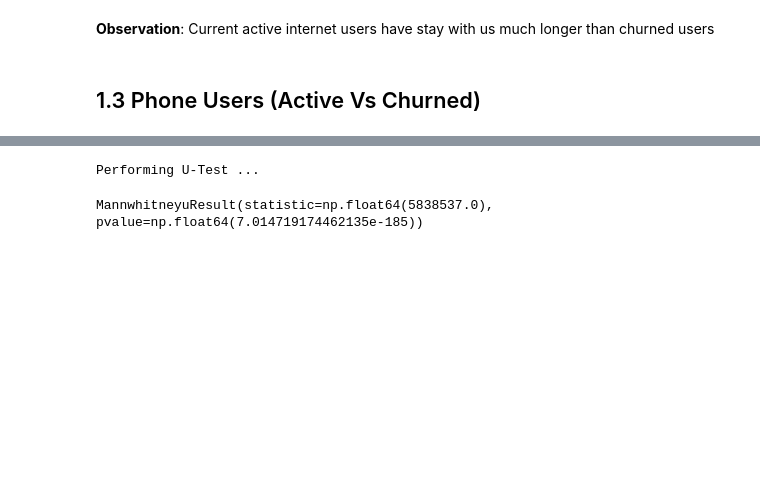
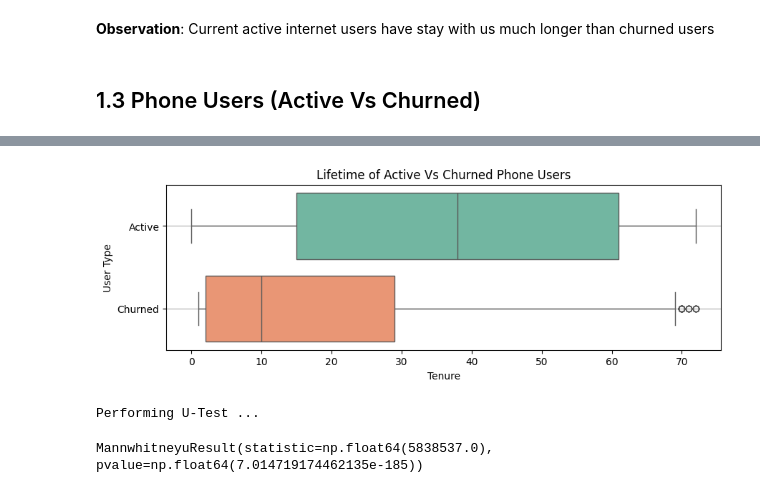
Before and after one commit to robinyUArizona/Customer-Churn-Hypothesis-Testing, a Jupyter notebook: notebooks/customer_churn_analysis.ipynb, the cells around one changed output, grey strips where cells are left out. Drawn from its saved outputs; the diff is of its cells as text; code cells hidden in the pictures; blank space fills up the shorter version.

```diff
--- a/notebooks/customer_churn_analysis.ipynb
+++ b/notebooks/customer_churn_analysis.ipynb
@@ -253,3 +187,19 @@ iplot({
+# %%
+data = pd.DataFrame({
+    'Active': active_phone_users['tenure'],
+    'Churned': churned_phone_users['tenure']
+})
+
+# Create the box plot without melting the DataFrame
+plt.figure(figsize=(10, 3))
+sns.boxplot(data=data, orient='h', palette='Set2')  # Set orient='h' for horizontal box plot
+plt.title("Lifetime of Active Vs Churned Phone Users")
+plt.xlabel("Tenure")
+plt.ylabel("User Type")
+plt.grid(axis='y')
+plt.show()
+# %% [output]
+[figure, added]
 # %%
 group_1 = active_phone_users['tenure']
 group_2 = churned_phone_users['tenure']
```
Also changed, not shown: parts of 29 cells of this notebook, 1 other file.
